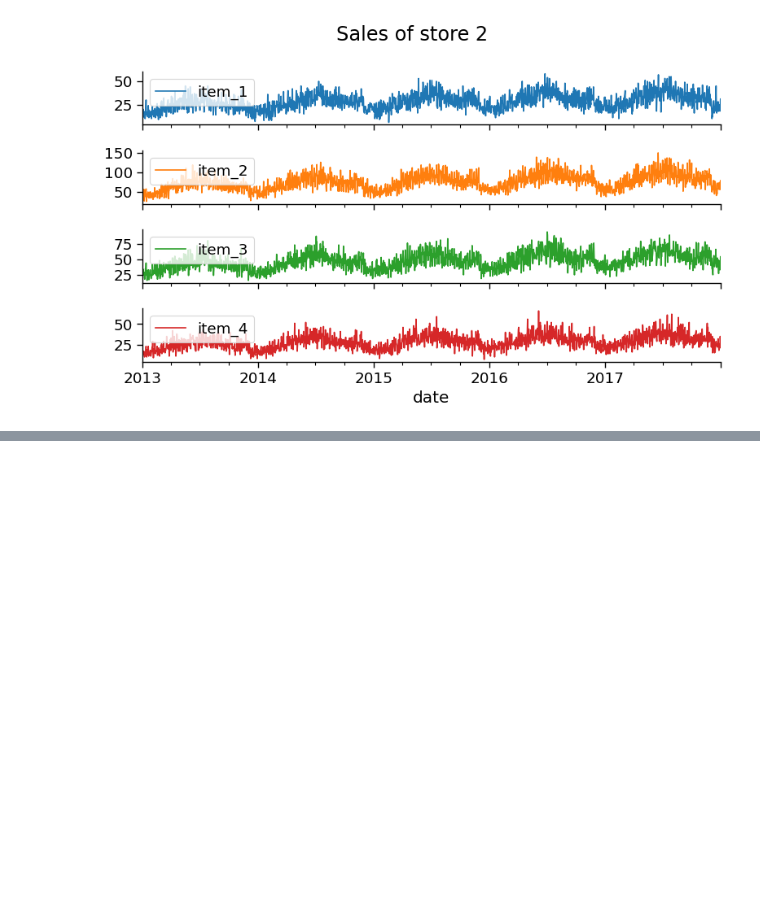
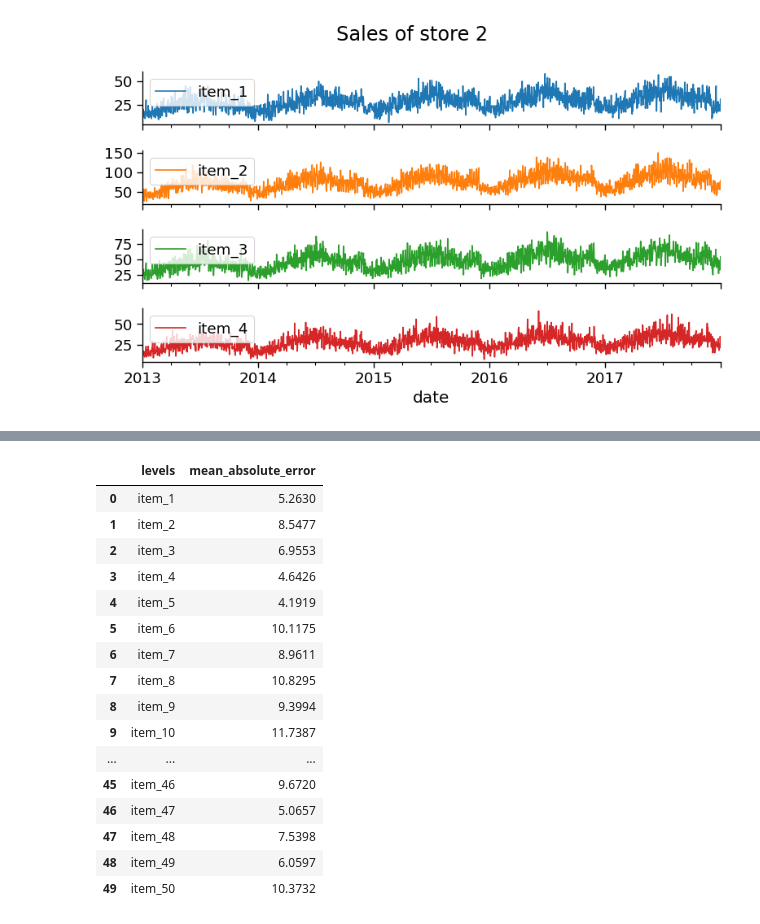
Before and after one commit to razielar/forecasting_with_ML, a Jupyter notebook: 04_backtesting/04_backtesting_with_intermittent_refit.ipynb, the cells around one changed output, grey strips where cells are left out. Cells and saved outputs as stored; diff of their text form; code cells hidden in the pictures; blank space fills up the shorter version.

```diff
--- a/04_backtesting/04_backtesting_with_intermittent_refit.ipynb
+++ b/04_backtesting/04_backtesting_with_intermittent_refit.ipynb
@@ -291,0 +354,20 @@ data["day_of_week"] = data.index.weekday
+# %%
+metric
+# %% [output]
+|  | levels | mean_absolute_error |
+| 0 | item_1 | 5.2630 |
+| 1 | item_2 | 8.5477 |
+| 2 | item_3 | 6.9553 |
+| 3 | item_4 | 4.6426 |
+| 4 | item_5 | 4.1919 |
+| 5 | item_6 | 10.1175 |
+| 6 | item_7 | 8.9611 |
+| 7 | item_8 | 10.8295 |
+| 8 | item_9 | 9.3994 |
+| 9 | item_10 | 11.7387 |
+| ... | ... | ... |
+| 45 | item_46 | 9.6720 |
+| 46 | item_47 | 5.0657 |
+| 47 | item_48 | 7.5398 |
+| 48 | item_49 | 6.0597 |
+| 49 | item_50 | 10.3732 |
```
Also changed, not shown: parts of 6 cells of this notebook, 1 other file.
